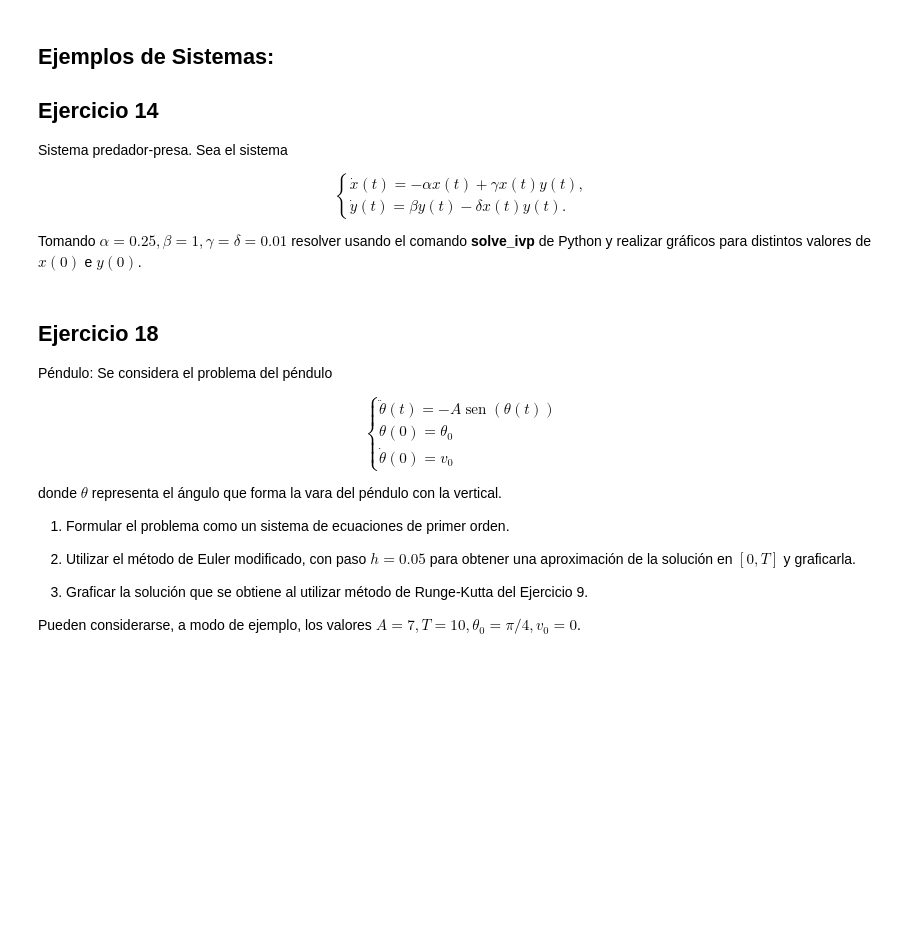
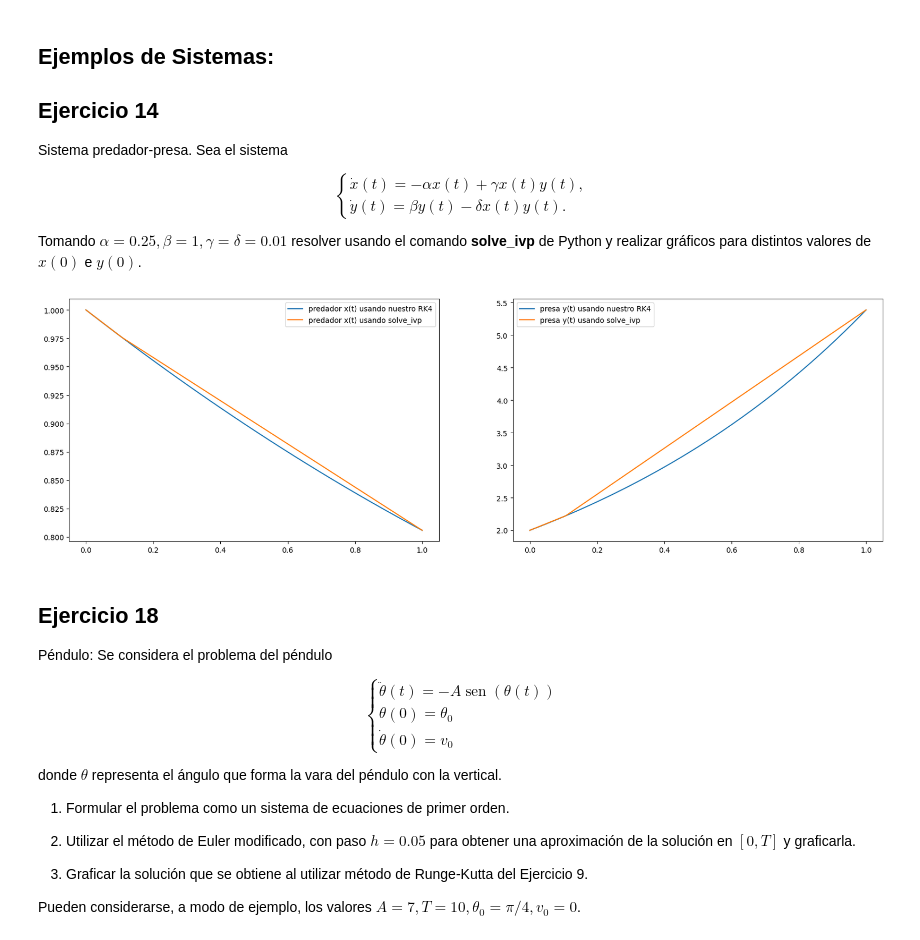
Before and after one commit to binaria010/Mate2B, a Jupyter notebook: Clase11.ipynb, the cells around one changed output. Cells and saved outputs as stored; diff of their text form; code cells hidden in the pictures; blank space fills up the shorter version.

```diff
--- a/Clase11.ipynb
+++ b/Clase11.ipynb
@@ -112,10 +129,10 @@ def Euler(f,t0, T,  x0, n):
     t = np.linspace(t0, T, n+1)
     h = (T-t0)/n
 
-    X = np.zeros((len(x0), n))
+    X = np.zeros((len(x0), n+1))
     X[:,0] = np.array(x0)   # en la primera columna ponemos el valor de x a tiempo 0
 
-    for j in range(1,n):
+    for j in range(1,n+1):
         X[:,j] = X[:,j-1] + h*f(t[j-1],X[:,j-1])
 
     return t,X
@@ -264,7 +282,7 @@ def RK4(f, t0, T, x0, n):
     X = np.zeros((len(x0),n+1))
 
     X[:,0] = x0
-    for j in range(1,n):
+    for j in range(1,n+1):
         X[:,j] = orden4(f, t[j-1], X[:, j-1], h)
 
     return t, X
@@ -333,27 +357,29 @@ def depredador(t, X):
 # %%
 x0 = [1, 2]
 t0 = 0
 T = 1
 h = 0.0001
 n = int((T-t0)/h)
 
-(t, x) =  RK4(#completar)
-sol = solve_ivp(#completar)
+(t, x) =  Euler_mod(depredador, t0, T, x0, n=100) #RK4(#completar)
+sol = solve_ivp(depredador, t_span = (t0, T), y0 = x0)
 
 
 
 # ploteamos:
 plt.figure(figsize = (20, 6))
 plt.subplot(121)
 plt.plot(t, x[0,:],  label = "predador x(t) usando nuestro RK4")
 plt.plot(sol.t, sol.y[0,:], label = "predador x(t) usando solve_ivp")
 plt.legend()
 
 plt.subplot(122)
 plt.plot(t, x[1,:],  label = "presa y(t) usando nuestro RK4")
 plt.plot(sol.t, sol.y[1,:], label = "presa y(t) usando solve_ivp")
 plt.legend()
 plt.show()
+# %% [output]
+[figure, added]
 # %% [markdown]
 ## Ejercicio 18
 
```
Also changed, not shown: parts of 12 cells of this notebook.
